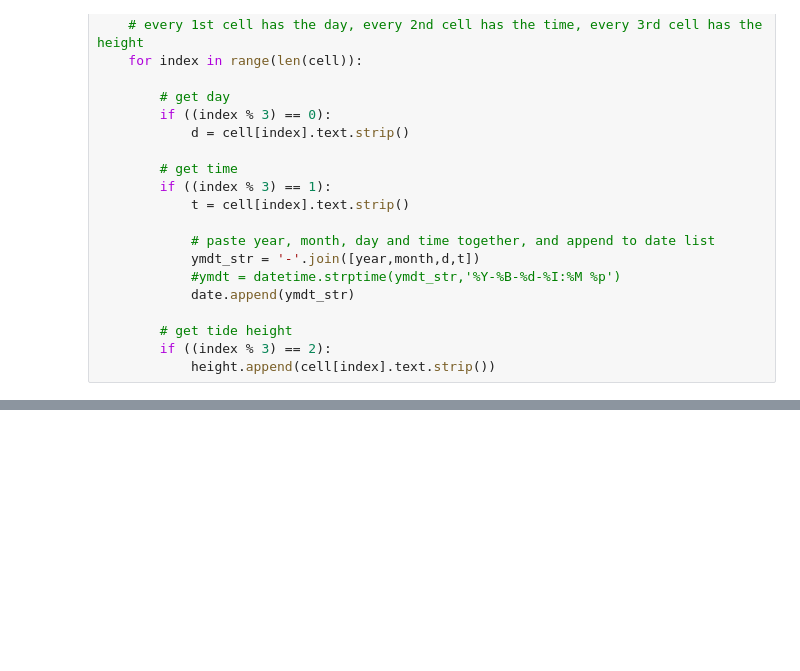
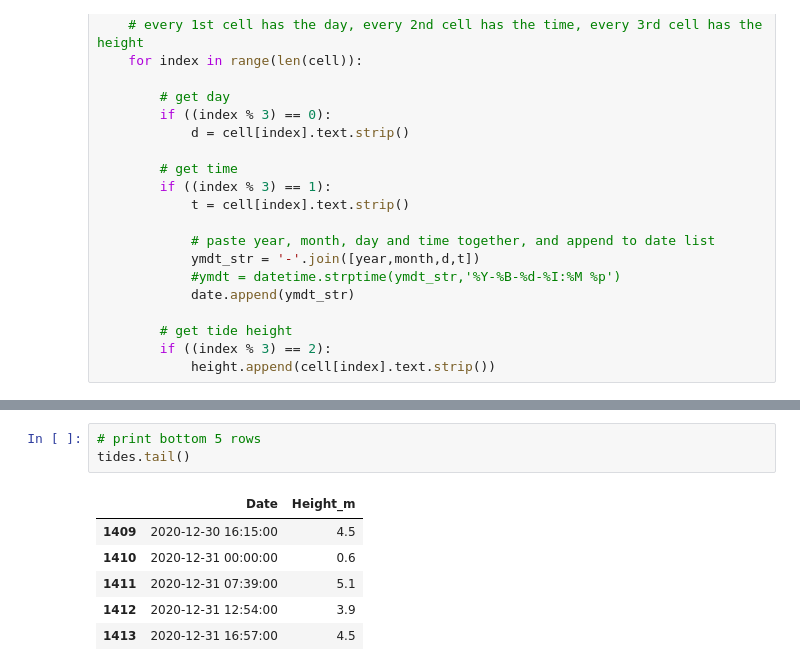
Before and after one commit to Vancouver-Datajam/modelling-salmon-life-cycle, a Jupyter notebook: scripts/scrape_tide_data.ipynb, the cells around one changed output, grey strips where cells are left out. Drawn from its saved outputs; the diff is of its cells as text; blank space fills up the shorter version.

```diff
--- a/scripts/scrape_tide_data.ipynb
+++ b/scripts/scrape_tide_data.ipynb
@@ -89,0 +105,10 @@ for table in tables:
+# %%
+# print bottom 5 rows
+tides.tail()
+# %% [output]
+|  | Date | Height_m |
+| 1409 | 2020-12-30 16:15:00 | 4.5 |
+| 1410 | 2020-12-31 00:00:00 | 0.6 |
+| 1411 | 2020-12-31 07:39:00 | 5.1 |
+| 1412 | 2020-12-31 12:54:00 | 3.9 |
+| 1413 | 2020-12-31 16:57:00 | 4.5 |
```
Also changed, not shown: parts of 2 cells of this notebook.
